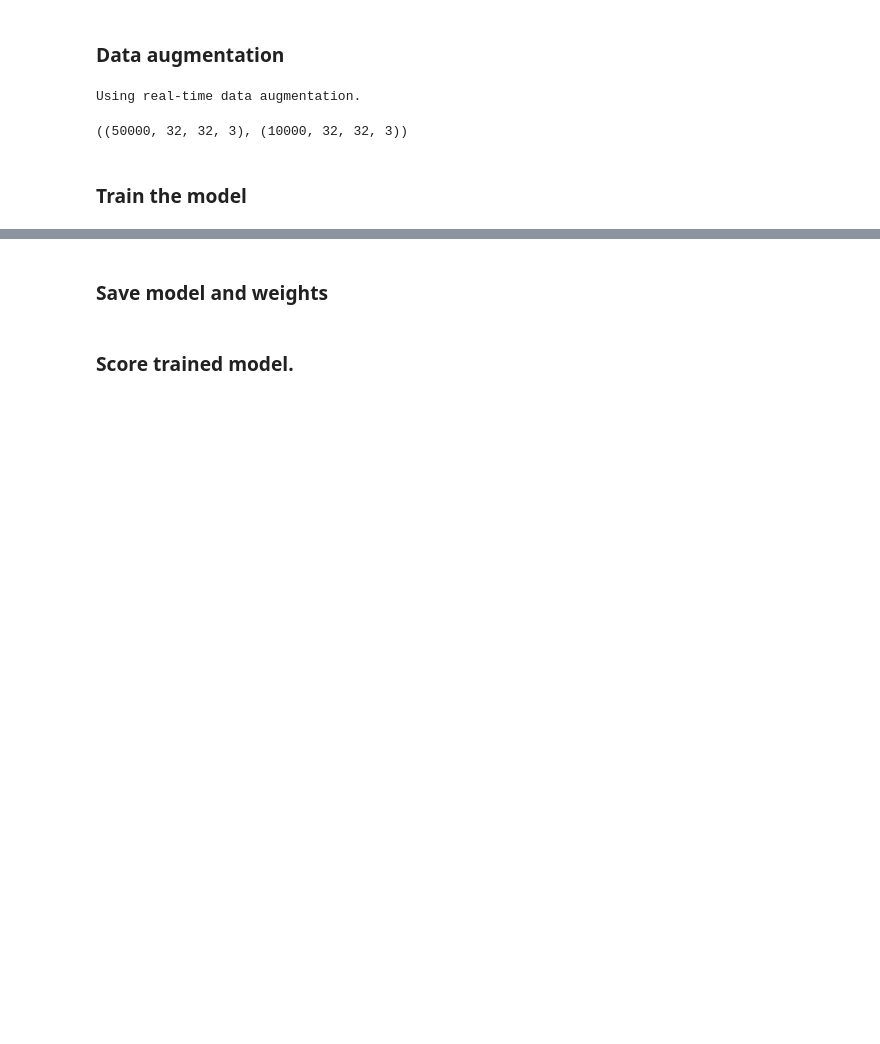
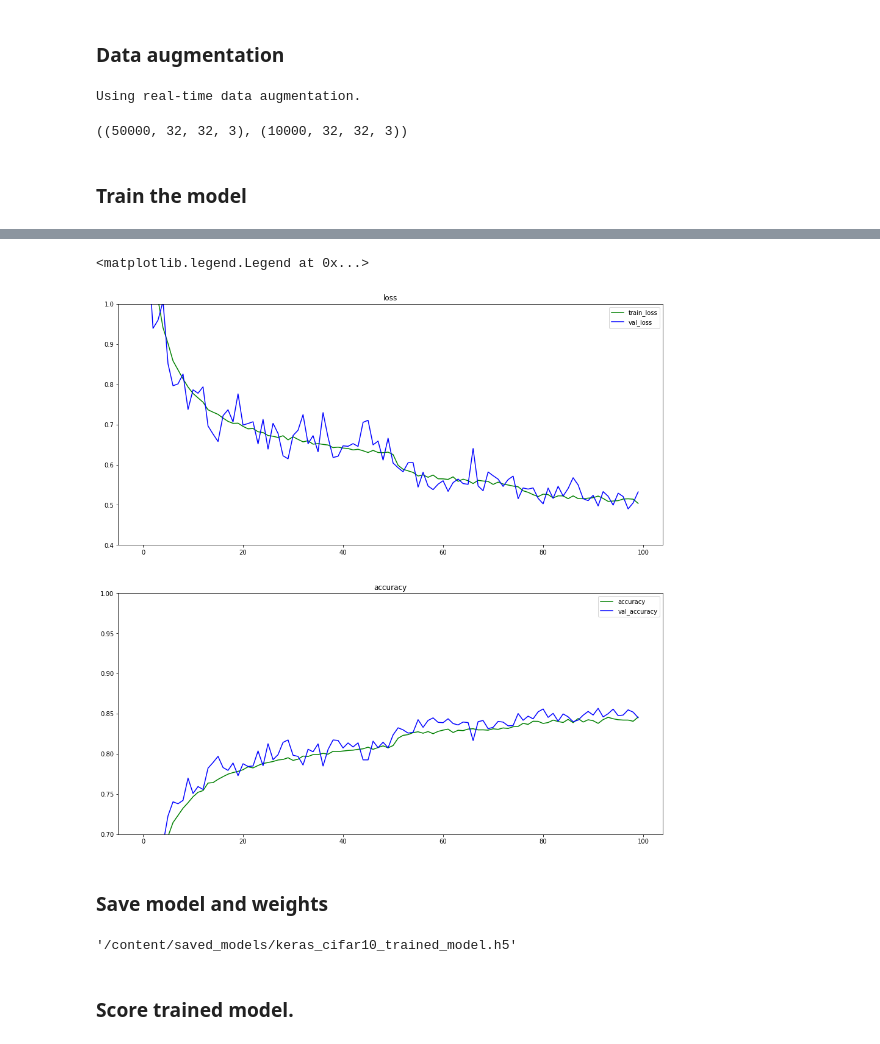
Before and after one commit to bdintu/cifar10-cnn, a Jupyter notebook: cifr10.ipynb, the cells around one changed output, grey strips where cells are left out. Cells and saved outputs as stored; diff of their text form; code cells hidden in the pictures; blank space fills up the shorter version.

```diff
--- a/cifr10.ipynb
+++ b/cifr10.ipynb
@@ -83,13 +91,14 @@ model.add(Dense(num_classes, activation='softmax'))
 # %% [markdown]
 ### **Model compilation**
 # %%
-opt_lr = 0.001
-opt_decay = 1e-6
+lr = 0.001
+decay = 1e-6
 
-optimizer = RMSprop(lr=opt_lr, decay=opt_decay)
+optimizer = RMSprop(lr=lr, decay=decay)
 model.compile(loss='categorical_crossentropy',
               optimizer=optimizer,
               metrics=['accuracy'])
+
 model.summary()
 # %% [output]
 Model: "sequential"
@@ -142,13 +169,24 @@ Using real-time data augmentation.
 ((50000, 32, 32, 3), (10000, 32, 32, 3))
 # %% [markdown]
 ### **Train the model**
+# %%
+def lr_schedule(epoch):
+    lrate = lr
+    if epoch > 50:
+        lrate = 0.0005
+    if epoch > 75:
+        lrate = 0.0003
+    return lrate
 # %%
 batch_size = 64
-epochs = 24
+epochs = 100
 
-model.fit(x_train, y_train,
-                batch_size=batch_size,
+model_checkpoint = ModelCheckpoint(model_path, verbose=1, monitor='val_accuracy',save_best_only=True, mode='auto')
+model.fit(datagen.flow(x_train, y_train,
+                batch_size=batch_size),
             steps_per_epoch=x_train.shape[0]//batch_size,
             epochs=epochs,
-            validation_data=(x_test, y_test),)
+            callbacks=[model_checkpoint, LearningRateScheduler(lr_schedule)],
+            validation_data=(x_test, y_test),
+            workers=1,)
 # %% [output]
@@ -172,4 +210,20 @@ Epoch 24/24
 <tensorflow.python.keras.callbacks.History at 0x...>
+# %%
+fig, ax = plt.subplots(2, 1, figsize=(16, 16))
+ax[0].set_title("loss")
+ax[0].plot(np.arange(epochs), model.history.history['loss'], 'g', label='train_loss')
+ax[0].plot(np.arange(epochs), model.history.history['val_loss'], 'b', label='val_loss')
+ax[0].set_ylim(0.4, 1)
+ax[0].legend()
+
+ax[1].set_title("accuracy")
+ax[1].plot(np.arange(epochs), model.history.history['accuracy'], 'g', label='accuracy')
+ax[1].plot(np.arange(epochs), model.history.history['val_accuracy'], 'b', label='val_accuracy')
+ax[1].set_ylim(0.7, 1)
+ax[1].legend()
+# %% [output]
+<matplotlib.legend.Legend at 0x...>
+[figure, added]
 # %% [markdown]
 ### **Save model and weights**
 # %%
@@ -177,9 +231,11 @@ Epoch 24/24
 
 # model_path
 # %%
-# model = load_model(model_path)
+model = load_model(model_path)
 
-# model_path
+model_path
+# %% [output]
+'/content/saved_models/keras_cifar10_trained_model.h5'
 # %% [markdown]
 ### **Score trained model.**
 # %%
```
Also changed, not shown: parts of 11 cells of this notebook, 1 other file.
